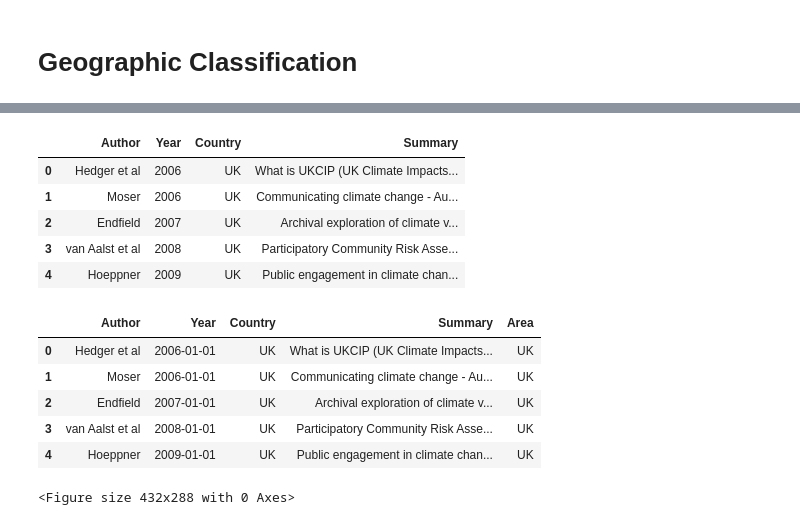
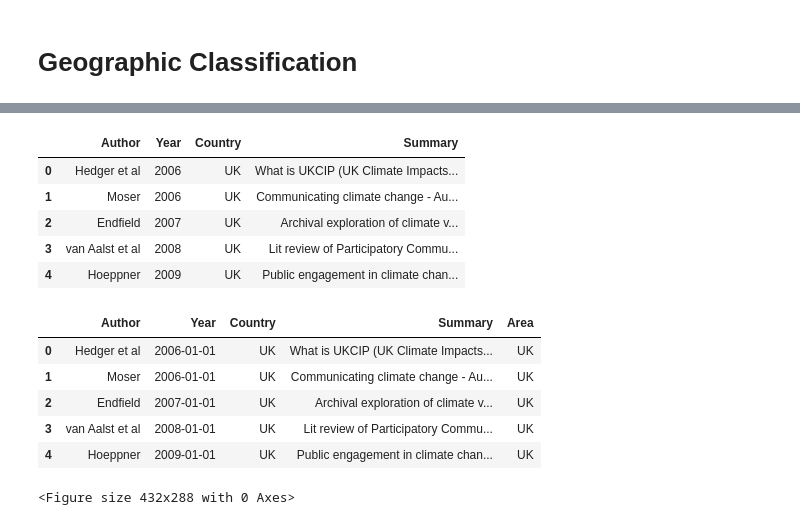
Before and after one commit to urschrei/WIREs, a Jupyter notebook: WIREs.ipynb, the cells around one changed output, grey strips where cells are left out. Saved outputs shown, nothing was run; the diff lists cells and outputs as text; code cells hidden in the pictures.

```diff
--- a/WIREs.ipynb
+++ b/WIREs.ipynb
@@ -534,14 +546,15 @@ df.groupby(df.date.dt.year).agg({"count"})
 # %%
 df_countries = pd.read_excel(
-    "/Users/sth/OneDrive - TCDUD.onmicrosoft.com/WIREs 2018/summaries.xlsx"
+    "/Users/sth/OneDrive - TCDUD.onmicrosoft.com/WIREs 2018/summaries.xlsx",
+    usecols=['Author', 'Year', 'Country', 'Summary']
 )
 df_countries.head()
 # %% [output]
 |  | Author | Year | Country | Summary |
 | 0 | Hedger et al | 2006 | UK | What is UKCIP (UK Climate Impacts... |
 | 1 | Moser | 2006 | UK | Communicating climate change - Au... |
 | 2 | Endfield | 2007 | UK | Archival exploration of climate v... |
-| 3 | van Aalst et al | 2008 | UK | Participatory Community Risk Asse... |
+| 3 | van Aalst et al | 2008 | UK | Lit review of Participatory Commu... |
 | 4 | Hoeppner | 2009 | UK | Public engagement in climate chan... |
 # %%
 df_countries["Year"] = pd.to_datetime(df_countries["Year"], format="%Y")
@@ -599,7 +612,7 @@ df_countries.head()
 | 0 | Hedger et al | 2006-01-01 | UK | What is UKCIP (UK Climate Impacts... | UK |
 | 1 | Moser | 2006-01-01 | UK | Communicating climate change - Au... | UK |
 | 2 | Endfield | 2007-01-01 | UK | Archival exploration of climate v... | UK |
-| 3 | van Aalst et al | 2008-01-01 | UK | Participatory Community Risk Asse... | UK |
+| 3 | van Aalst et al | 2008-01-01 | UK | Lit review of Participatory Commu... | UK |
 | 4 | Hoeppner | 2009-01-01 | UK | Public engagement in climate chan... | UK |
 # %%
 plt.clf()
```
Also changed, not shown: parts of 14 cells of this notebook, 4 other files.
